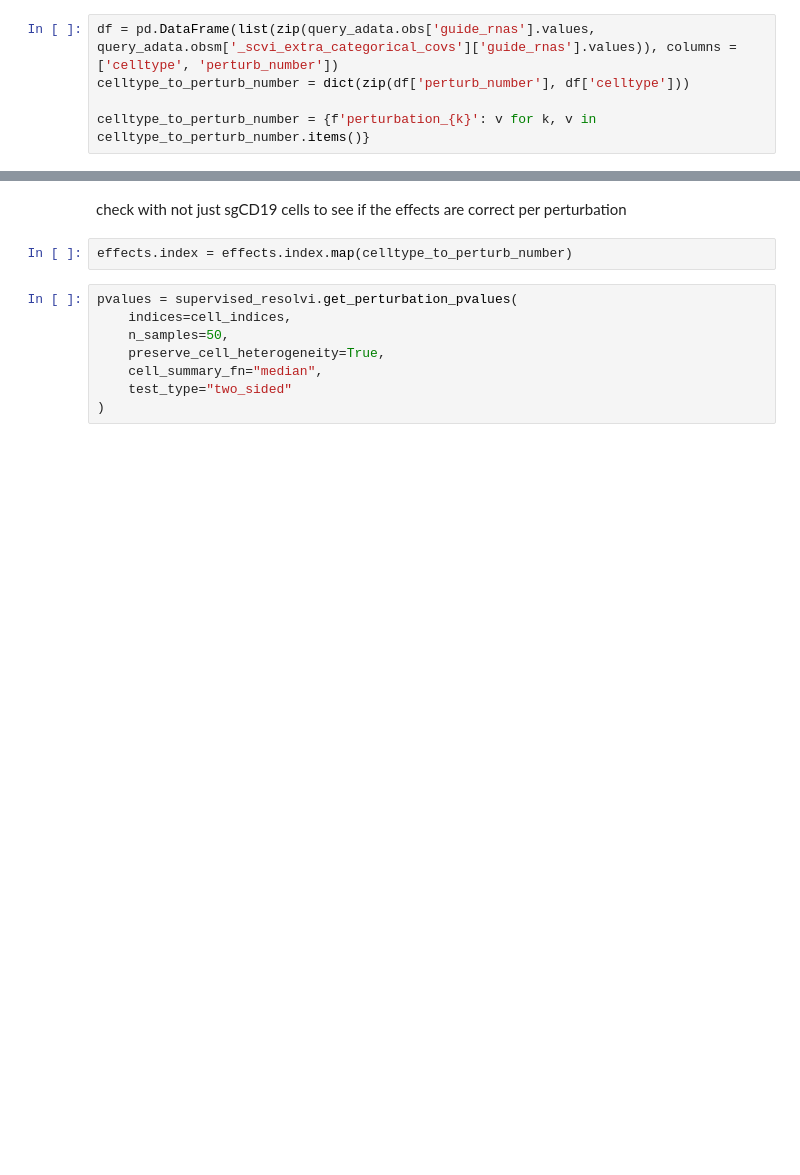
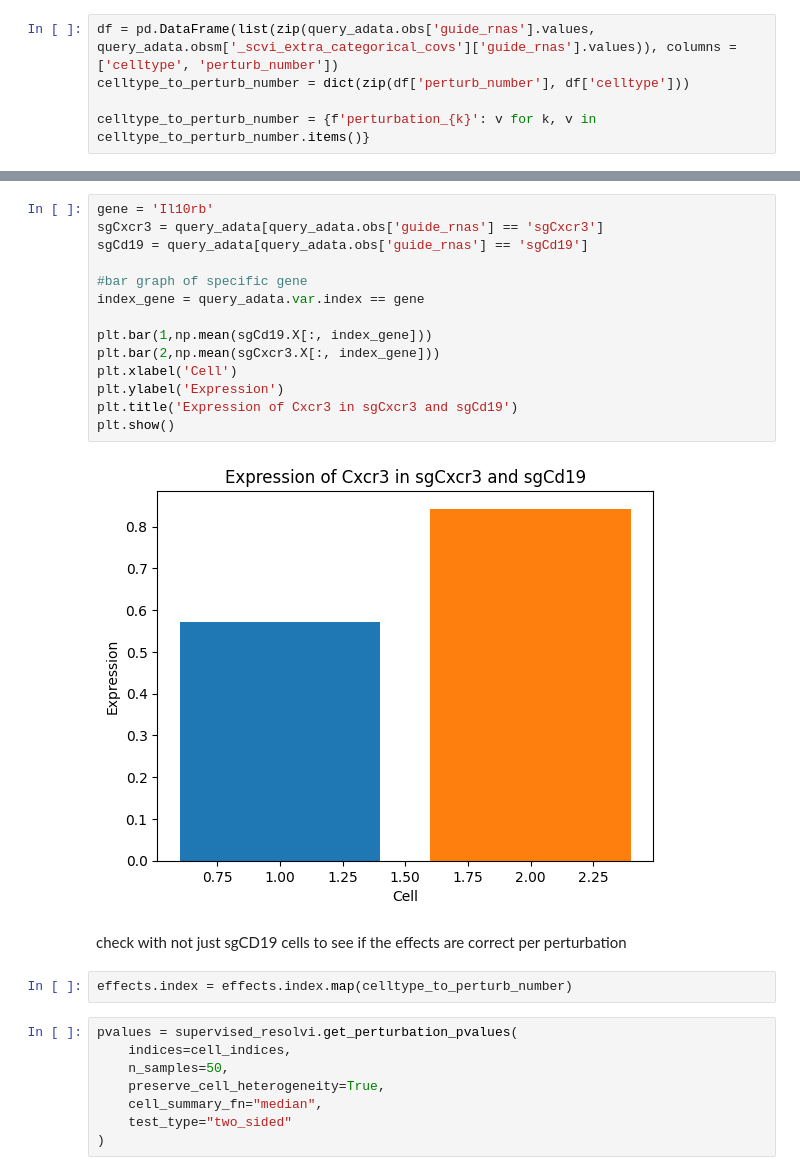
Before and after one commit to amonell/scvi-tools, a Jupyter notebook: resolve_perurb_tests/test1.ipynb, the cells around one changed output, grey strips where cells are left out. Drawn from its saved outputs; the diff is of its cells as text; blank space fills up the shorter version.

```diff
--- a/resolve_perurb_tests/test1.ipynb
+++ b/resolve_perurb_tests/test1.ipynb
@@ -110,3 +161,19 @@ celltype_to_perturb_number = {f'perturbation_{k}': v for k, v in celltype_to_per
+# %%
+gene = 'Il10rb'
+sgCxcr3 = query_adata[query_adata.obs['guide_rnas'] == 'sgCxcr3']
+sgCd19 = query_adata[query_adata.obs['guide_rnas'] == 'sgCd19']
+
+#bar graph of specific gene
+index_gene = query_adata.var.index == gene
+
+plt.bar(1,np.mean(sgCd19.X[:, index_gene]))
+plt.bar(2,np.mean(sgCxcr3.X[:, index_gene]))
+plt.xlabel('Cell')
+plt.ylabel('Expression')
+plt.title('Expression of Cxcr3 in sgCxcr3 and sgCd19')
+plt.show()
+# %% [output]
+[figure, added]
 # %% [markdown]
 check with not just sgCD19 cells to see if the effects are correct per perturbation
 # %%
```
Also changed, not shown: parts of 11 cells of this notebook, 1 other file.
